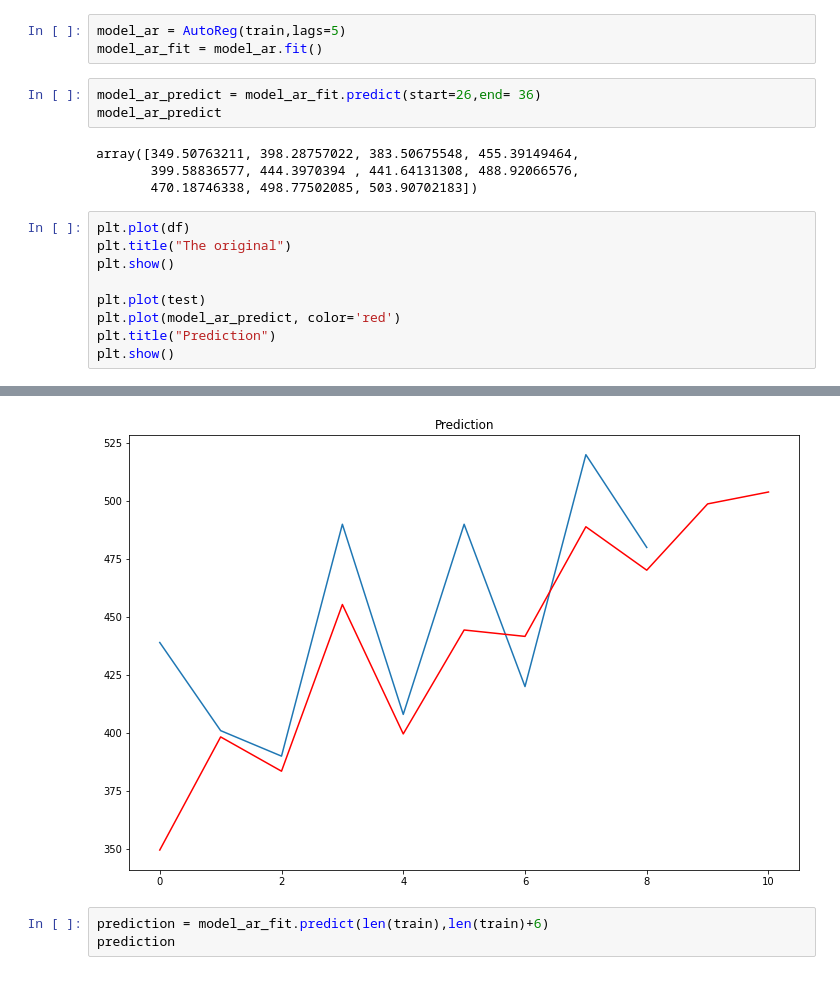
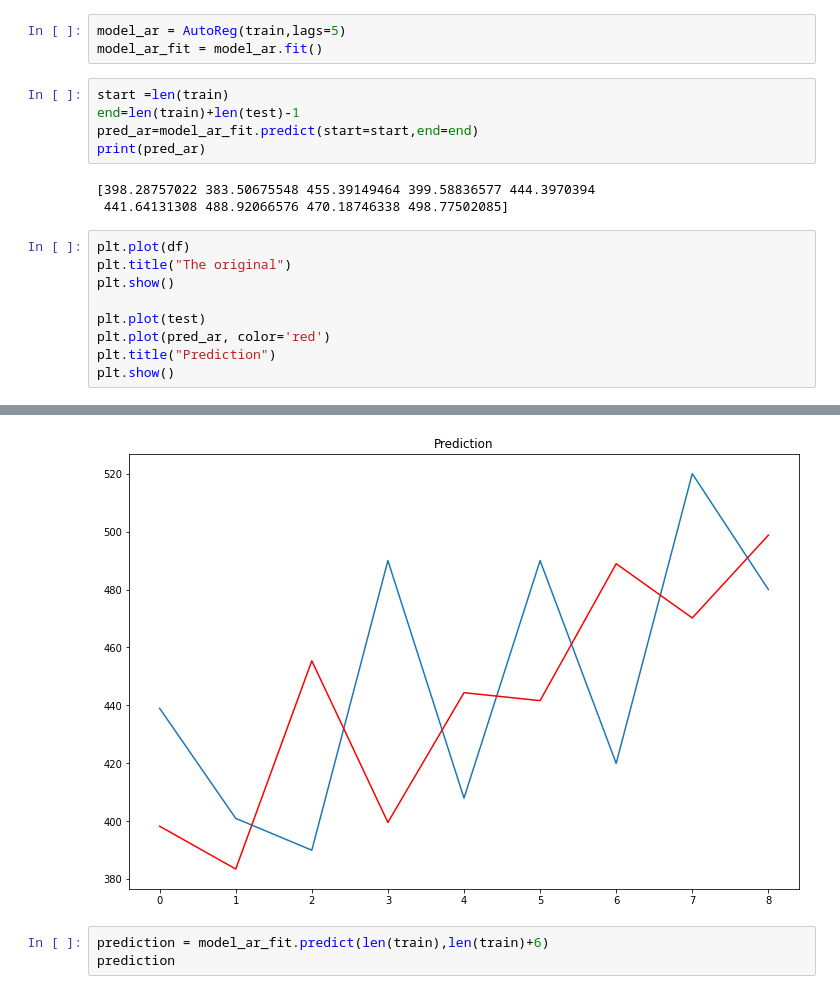
Before and after one commit to KHANmdAFFAN/Data_science, a Jupyter notebook: time_series_sales_cars.ipynb, the cells around one changed output, grey strips where cells are left out. Cells and saved outputs as stored; diff of their text form.

```diff
--- a/time_series_sales_cars.ipynb
+++ b/time_series_sales_cars.ipynb
@@ -171,25 +171,26 @@ from statsmodels.tsa.ar_model import AutoReg
 # %%
 model_ar = AutoReg(train,lags=5)
 model_ar_fit = model_ar.fit()
-# %%
-model_ar_predict = model_ar_fit.predict(start=26,end= 36)
-model_ar_predict
-# %% [output]
-array([349.50763211, 398.28757022, 383.50675548, 455.39149464,
-       399.58836577, 444.3970394 , 441.64131308, 488.92066576,
-       470.18746338, 498.77502085, 503.90702183])
+# %%
+start =len(train)
+end=len(train)+len(test)-1
+pred_ar=model_ar_fit.predict(start=start,end=end)
+print(pred_ar)
+# %% [output]
+[398.28757022 383.50675548 455.39149464 399.58836577 444.3970394
+ 441.64131308 488.92066576 470.18746338 498.77502085]
 # %%
 plt.plot(df)
 plt.title("The original")
 plt.show()
 
 plt.plot(test)
-plt.plot(model_ar_predict, color='red')
+plt.plot(pred_ar, color='red')
 plt.title("Prediction")
 plt.show()
 # %% [output]
 [figure]
-[figure, old version]
+[figure, new version]
 # %%
 prediction = model_ar_fit.predict(len(train),len(train)+6)
 prediction
```
Also changed, not shown: parts of 3 cells of this notebook.
